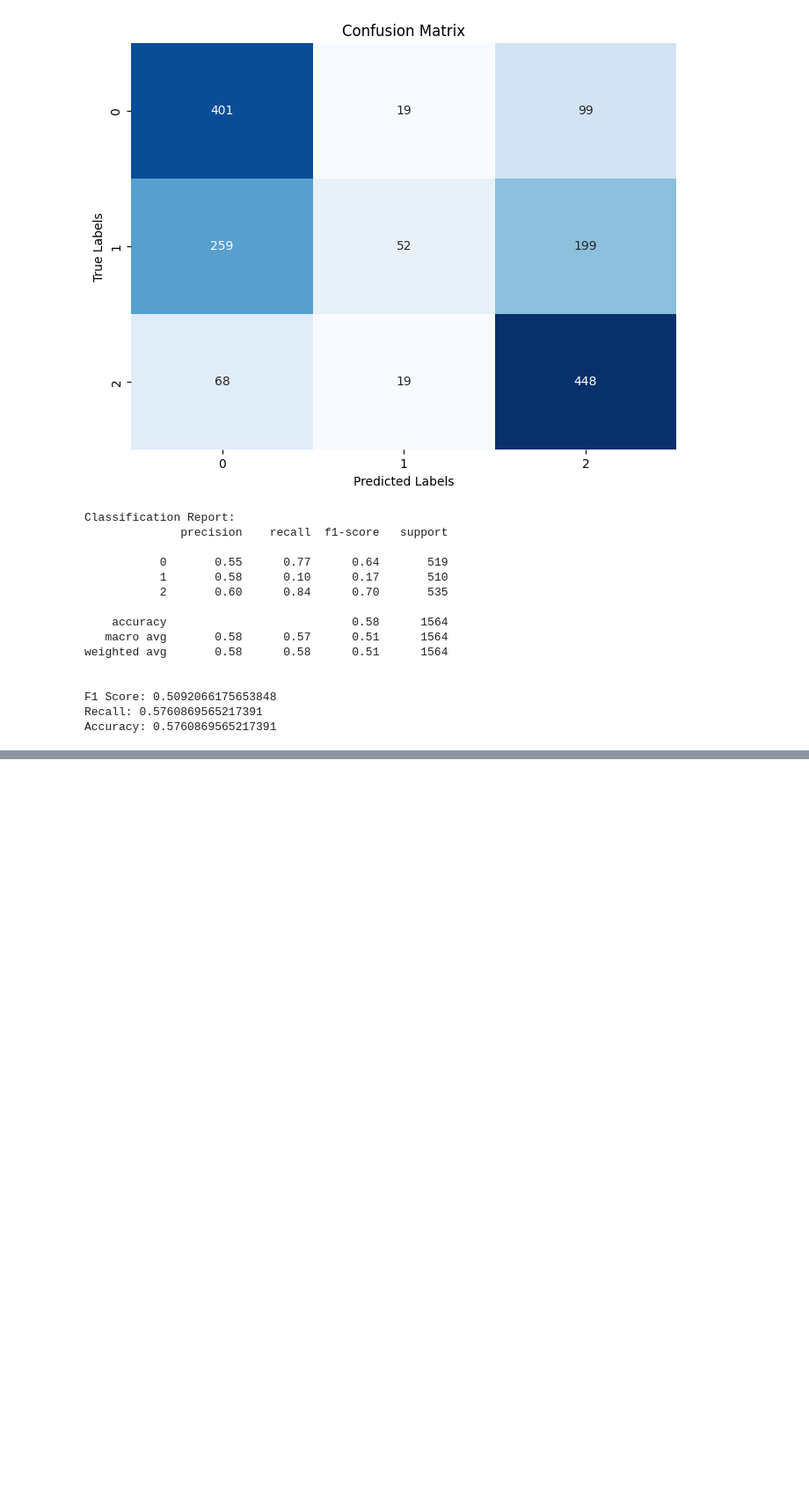
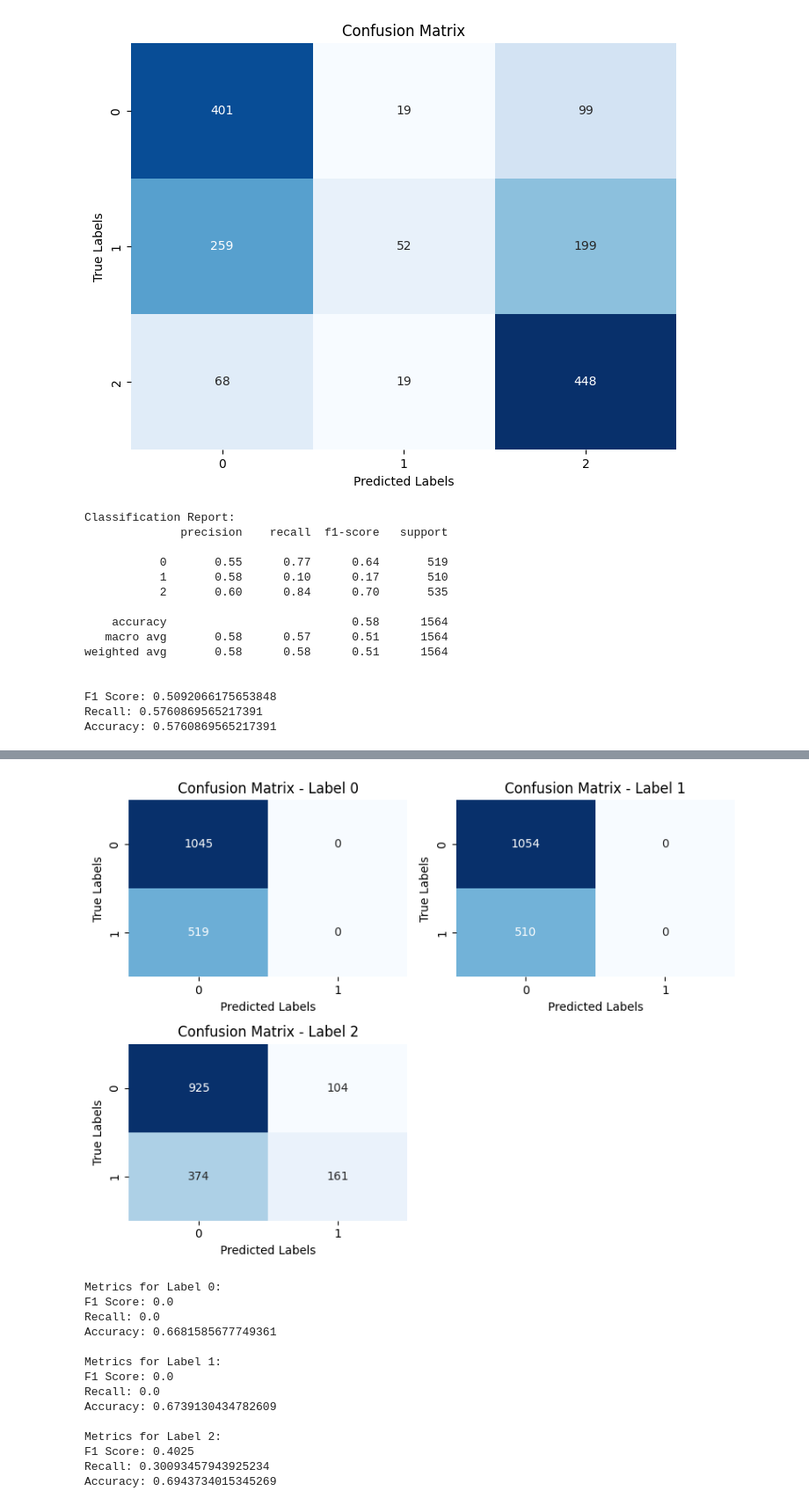
Before and after one commit to pooyaaf/Neural-Networks-Deep-Learning, a Jupyter notebook: Homework/HomeWork5/Q2/Question_2_Fine_Tunning_The_BERT_Model.ipynb, the cells around one changed output, grey strips where cells are left out. Shown at 88% size. Saved outputs shown, nothing was run; the diff lists cells and outputs as text; code cells hidden in the pictures; blank space fills up the shorter version.

```diff
--- a/Homework/HomeWork5/Q2/Question_2_Fine_Tunning_The_BERT_Model.ipynb
+++ b/Homework/HomeWork5/Q2/Question_2_Fine_Tunning_The_BERT_Model.ipynb
@@ -1083,0 +1090,5 @@ Accuracy: 0.5760869565217391
+# %%
+import pandas as pd
+train_data = pd.read_csv('/content/FarsTail_dataset/FarsTail-master/data/Train-word.csv', sep='\t')
+val_data = pd.read_csv('/content/FarsTail_dataset/FarsTail-master/data/Val-word.csv', sep='\t')
+test_data = pd.read_csv('/content/FarsTail_dataset/FarsTail-master/data/Test-word.csv', sep='\t')
@@ -1083,0 +1352,70 @@ Accuracy: 0.5760869565217391
+# %%
+import numpy as np
+from sklearn.metrics import confusion_matrix, classification_report, f1_score, recall_score, accuracy_score
+import seaborn as sns
+from sklearn.metrics import multilabel_confusion_matrix
+
+# Set the model to evaluation mode
+model5.eval()
+
+# Lists to store predictions and true labels for the test set
+test_predictions = []
+test_labels = []
+
+# Iterate over the test loader
+with torch.no_grad():
+    for batch in test_loader:
+        inputs = {key: val.to(device) for key, val in batch.items() if key != 'labels'}
+        labels = batch['labels'].to(device).long()
+
+        outputs = model5(**inputs)
+
+        _, predicted = torch.max(outputs, 1)
+        test_predictions.extend(predicted.cpu().numpy())
+        test_labels.extend(labels.cpu().numpy())
+
+# Convert to numpy arrays
+test_predictions = np.array(test_predictions)
+test_labels = np.array(test_labels)
+
+# Compute confusion matrix, classification report, f1 score, recall, and accuracy
+conf_matrix = multilabel_confusion_matrix(test_labels, test_predictions)
+class_report = classification_report(test_labels, test_predictions)
+f1 = f1_score(test_labels, test_predictions, average='weighted')
+recall = recall_score(test_labels, test_predictions, average='weighted')
+accuracy = accuracy_score(test_labels, test_predictions)
+
+# Plot the confusion matrix
+plt.figure(figsize=(8, 6))
+for i, matrix in enumerate(conf_matrix):
+    plt.subplot(2, 2, i + 1)
+    sns.heatmap(matrix, annot=True, fmt='d', cmap='Blues', cbar=False)
+    plt.title(f'Confusion Matrix - Label {i}')
+    plt.xlabel('Predicted Labels')
+    plt.ylabel('True Labels')
+plt.tight_layout()
+plt.show()
+
+# Print the results
+# Note: You might need to iterate over each label separately for F1, recall, and accuracy
+for i in range(len(conf_matrix)):
+    print(f"\nMetrics for Label {i}:")
+    print("F1 Score:", f1_score(test_labels[:, i], test_predictions[:, i]))
+    print("Recall:", recall_score(test_labels[:, i], test_predictions[:, i]))
+    print("Accuracy:", accuracy_score(test_labels[:, i], test_predictions[:, i]))
+# %% [output]
+[figure, added]
+Metrics for Label 0:
+F1 Score: 0.0
+Recall: 0.0
+Accuracy: 0.6681585677749361
+
+Metrics for Label 1:
+F1 Score: 0.0
+Recall: 0.0
+Accuracy: 0.6739130434782609
+
+Metrics for Label 2:
+F1 Score: 0.4025
+Recall: 0.30093457943925234
+Accuracy: 0.6943734015345269
```
Also changed, not shown: parts of 11 cells of this notebook.
